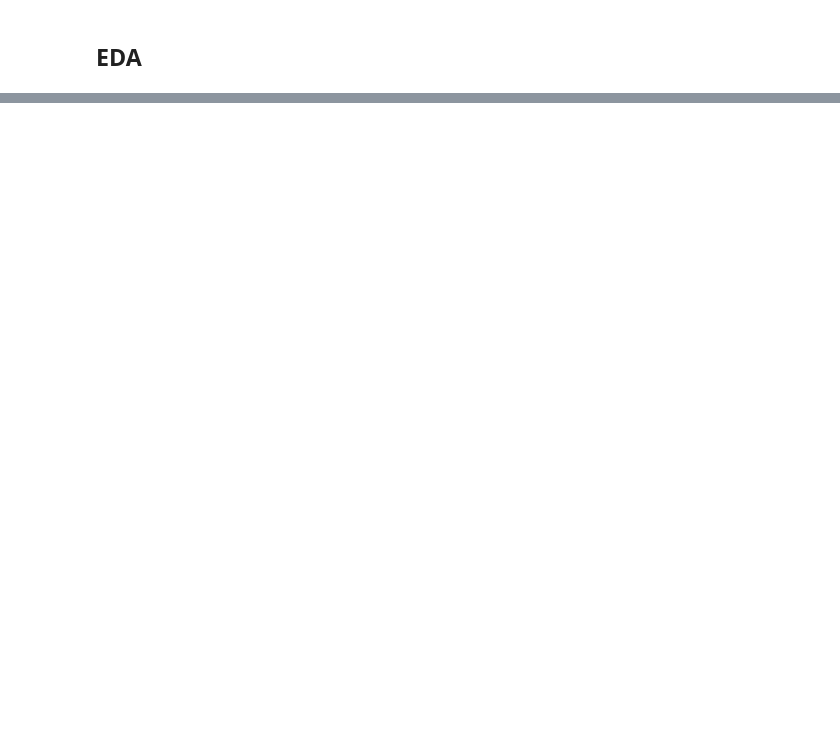
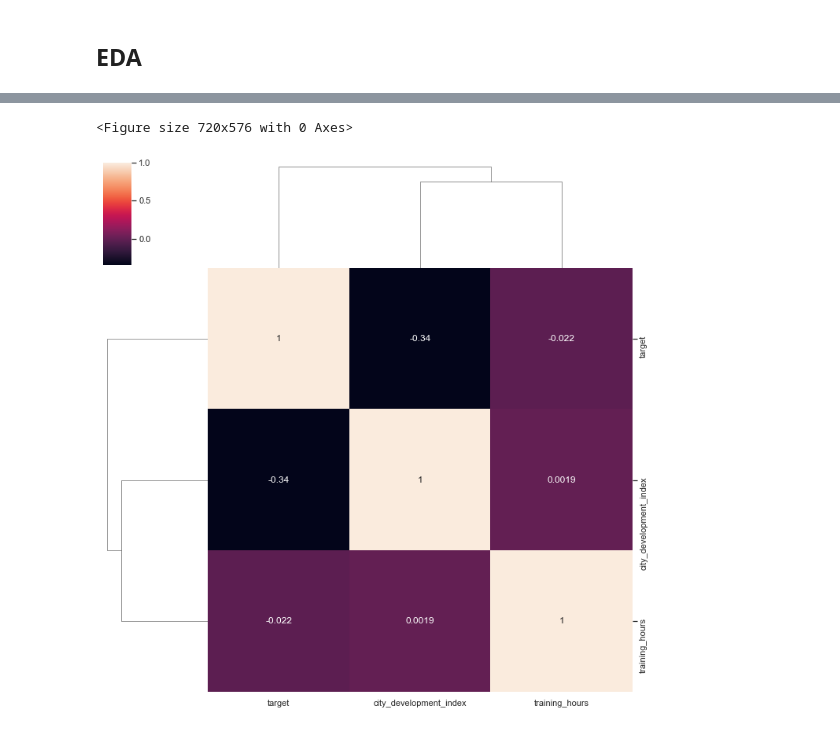
Before and after one commit to Satyaki9207/kaggle_HR_analytics, a Jupyter notebook: HR_Analytics.ipynb, the cells around one changed output, grey strips where cells are left out. Cells and saved outputs as stored; diff of their text form; code cells hidden in the pictures; blank space fills up the shorter version.

```diff
--- a/HR_Analytics.ipynb
+++ b/HR_Analytics.ipynb
@@ -278,0 +316,7 @@ From the above plots it is evident that higher training hours lead to employee a
+# %%
+plt.figure(figsize=(10,8))
+sns.clustermap(hr_train.corr(),annot = True)
+plt.show()
+# %% [output]
+<Figure size 720x576 with 0 Axes>
+[figure, added]
```
Also changed, not shown: parts of 92 cells of this notebook.
